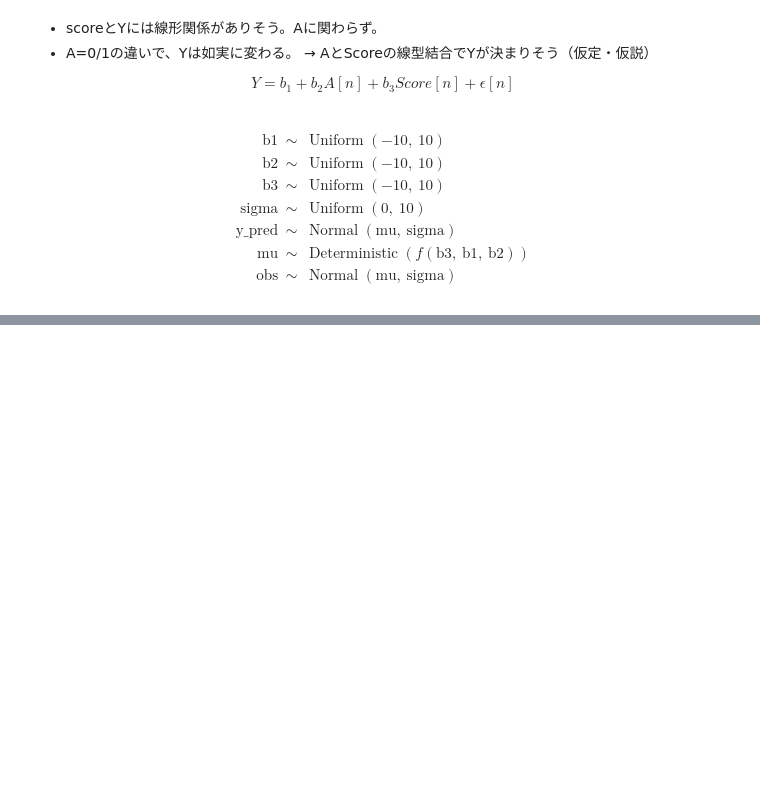
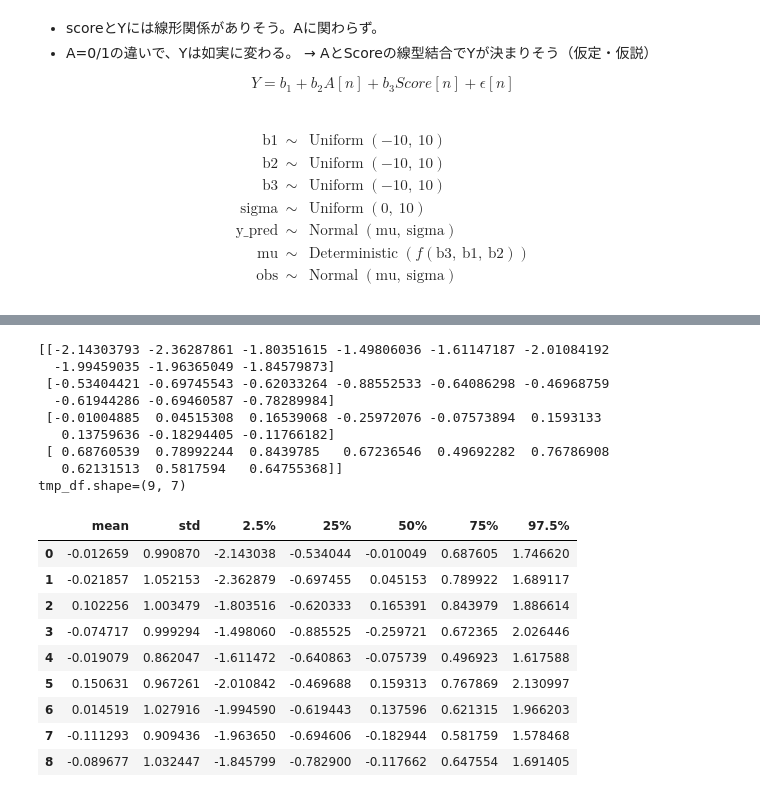
Before and after one commit to makkimaki/stan-r-bayes-statistical-modeling-python, a Jupyter notebook: chapter5.ipynb, the cells around one changed output, grey strips where cells are left out. Saved outputs shown, nothing was run; the diff lists cells and outputs as text; code cells hidden in the pictures; blank space fills up the shorter version.

```diff
--- a/chapter5.ipynb
+++ b/chapter5.ipynb
@@ -152,0 +213,48 @@ display(g)
+# %%
+# ベイズ信頼区間を含む、事後統計量
+
+# mean, std, 2.5%, 25%, 50%, 75%, 97.5%
+def make_stats_df(y: pd.DataFrame, probs_list=[2.5, 25, 50, 75, 97.5]):
+    # probs = [2.5, 25, 50, 75, 97.5]
+    columns = ["mean", "std"] + [str(s) + "%" for s in probs_list]
+    quantiles = pd.DataFrame(np.percentile(y, probs_list, axis=0).T, index=y.columns)
+    tmp_df = pd.concat([y.mean(axis=0), y.std(axis=0), quantiles], axis=1)
+    tmp_df.columns = columns
+    return tmp_df
+
+
+num_axis1 = 9
+y = pd.DataFrame(np.random.randn(100, num_axis1))  # 100行6列のデータ
+
+# 計算例
+# パーセンタイルの計算
+probs = [2.5, 25, 50, 75]
+percentiles0 = np.percentile(y, probs, axis=0)
+percentiles1 = np.percentile(y, probs, axis=1)
+print(percentiles0)
+# print(percentiles1)
+
+tmp_df = make_stats_df(y)
+print(f"{tmp_df.shape=}")
+assert tmp_df.shape[0] == num_axis1
+display(tmp_df)
+# %% [output]
+[[-2.14303793 -2.36287861 -1.80351615 -1.49806036 -1.61147187 -2.01084192
+  -1.99459035 -1.96365049 -1.84579873]
+ [-0.53404421 -0.69745543 -0.62033264 -0.88552533 -0.64086298 -0.46968759
+  -0.61944286 -0.69460587 -0.78289984]
+ [-0.01004885  0.04515308  0.16539068 -0.25972076 -0.07573894  0.1593133
+   0.13759636 -0.18294405 -0.11766182]
+ [ 0.68760539  0.78992244  0.8439785   0.67236546  0.49692282  0.76786908
+   0.62131513  0.5817594   0.64755368]]
+tmp_df.shape=(9, 7)
+|  | mean | std | 2.5% | 25% | 50% | 75% | 97.5% |
+| 0 | -0.012659 | 0.990870 | -2.143038 | -0.534044 | -0.010049 | 0.687605 | 1.746620 |
+| 1 | -0.021857 | 1.052153 | -2.362879 | -0.697455 | 0.045153 | 0.789922 | 1.689117 |
+| 2 | 0.102256 | 1.003479 | -1.803516 | -0.620333 | 0.165391 | 0.843979 | 1.886614 |
+| 3 | -0.074717 | 0.999294 | -1.498060 | -0.885525 | -0.259721 | 0.672365 | 2.026446 |
+| 4 | -0.019079 | 0.862047 | -1.611472 | -0.640863 | -0.075739 | 0.496923 | 1.617588 |
+| 5 | 0.150631 | 0.967261 | -2.010842 | -0.469688 | 0.159313 | 0.767869 | 2.130997 |
+| 6 | 0.014519 | 1.027916 | -1.994590 | -0.619443 | 0.137596 | 0.621315 | 1.966203 |
+| 7 | -0.111293 | 0.909436 | -1.963650 | -0.694606 | -0.182944 | 0.581759 | 1.578468 |
+| 8 | -0.089677 | 1.032447 | -1.845799 | -0.782900 | -0.117662 | 0.647554 | 1.691405 |
```
Also changed, not shown: parts of 7 cells of this notebook.
